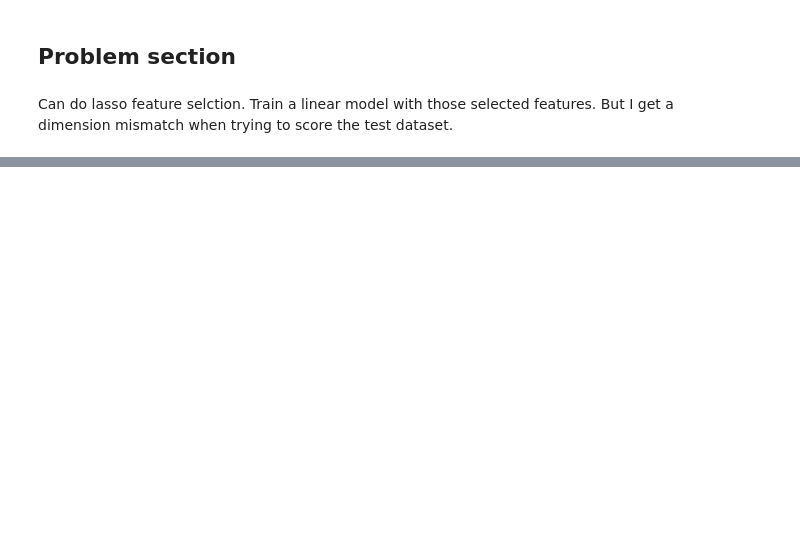
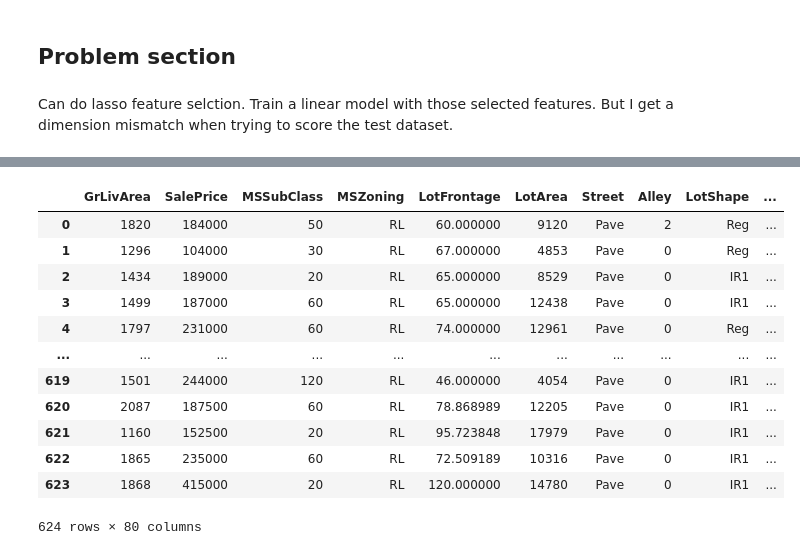
Before and after one commit to nikita-agrawal/Ames-Housing-Analysis, a Jupyter notebook: Hayden/lasso_test.ipynb, the cells around one changed output, grey strips where cells are left out. Drawn from its saved outputs; the diff is of its cells as text; code cells hidden in the pictures; blank space fills up the shorter version.

```diff
--- a/Hayden/lasso_test.ipynb
+++ b/Hayden/lasso_test.ipynb
@@ -104,0 +167,16 @@ ols = linear_model.LinearRegression()
+# %%
+test_
+# %% [output]
+|  | GrLivArea | SalePrice | MSSubClass | MSZoning | LotFrontage | LotArea | Street | Alley | LotShape | ... |
+| 0 | 1820 | 184000 | 50 | RL | 60.000000 | 9120 | Pave | 2 | Reg | ... |
+| 1 | 1296 | 104000 | 30 | RL | 67.000000 | 4853 | Pave | 0 | Reg | ... |
+| 2 | 1434 | 189000 | 20 | RL | 65.000000 | 8529 | Pave | 0 | IR1 | ... |
+| 3 | 1499 | 187000 | 60 | RL | 65.000000 | 12438 | Pave | 0 | IR1 | ... |
+| 4 | 1797 | 231000 | 60 | RL | 74.000000 | 12961 | Pave | 0 | Reg | ... |
+| ... | ... | ... | ... | ... | ... | ... | ... | ... | ... | ... |
+| 619 | 1501 | 244000 | 120 | RL | 46.000000 | 4054 | Pave | 0 | IR1 | ... |
+| 620 | 2087 | 187500 | 60 | RL | 78.868989 | 12205 | Pave | 0 | IR1 | ... |
+| 621 | 1160 | 152500 | 20 | RL | 95.723848 | 17979 | Pave | 0 | IR1 | ... |
+| 622 | 1865 | 235000 | 60 | RL | 72.509189 | 10316 | Pave | 0 | IR1 | ... |
+| 623 | 1868 | 415000 | 20 | RL | 120.000000 | 14780 | Pave | 0 | IR1 | ... |
+624 rows × 80 columns
```
Also changed, not shown: parts of 40 cells of this notebook.
